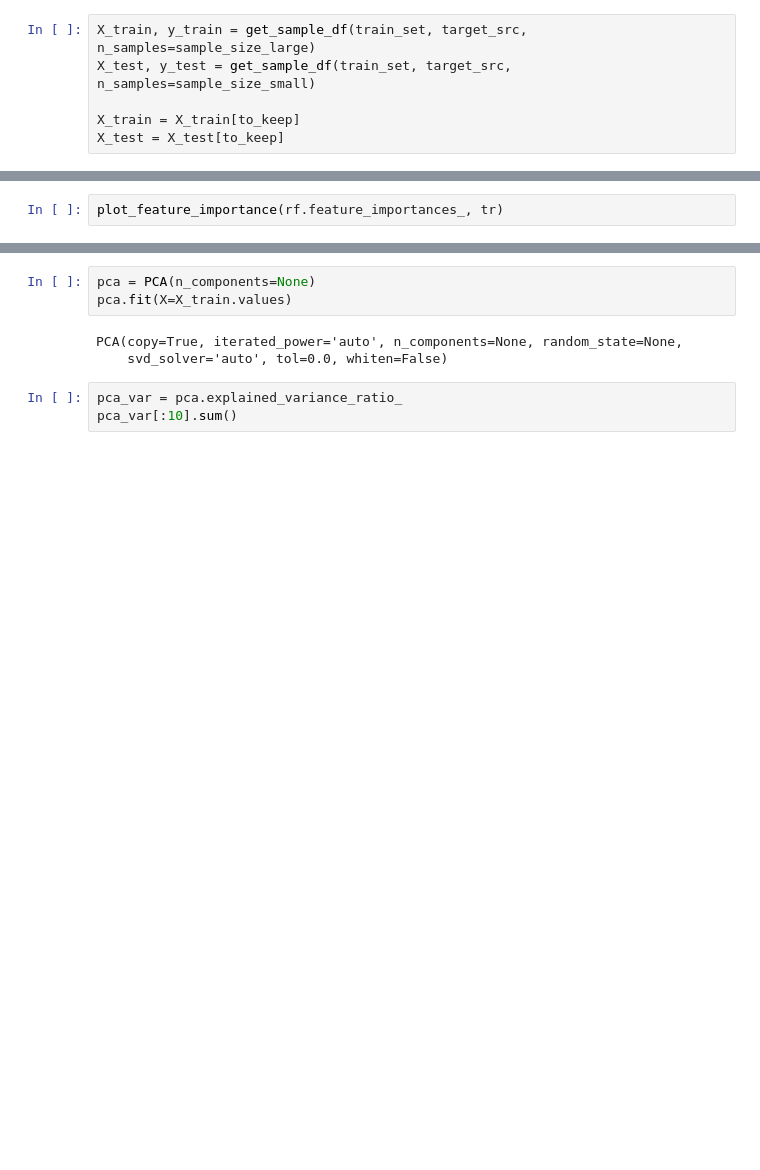
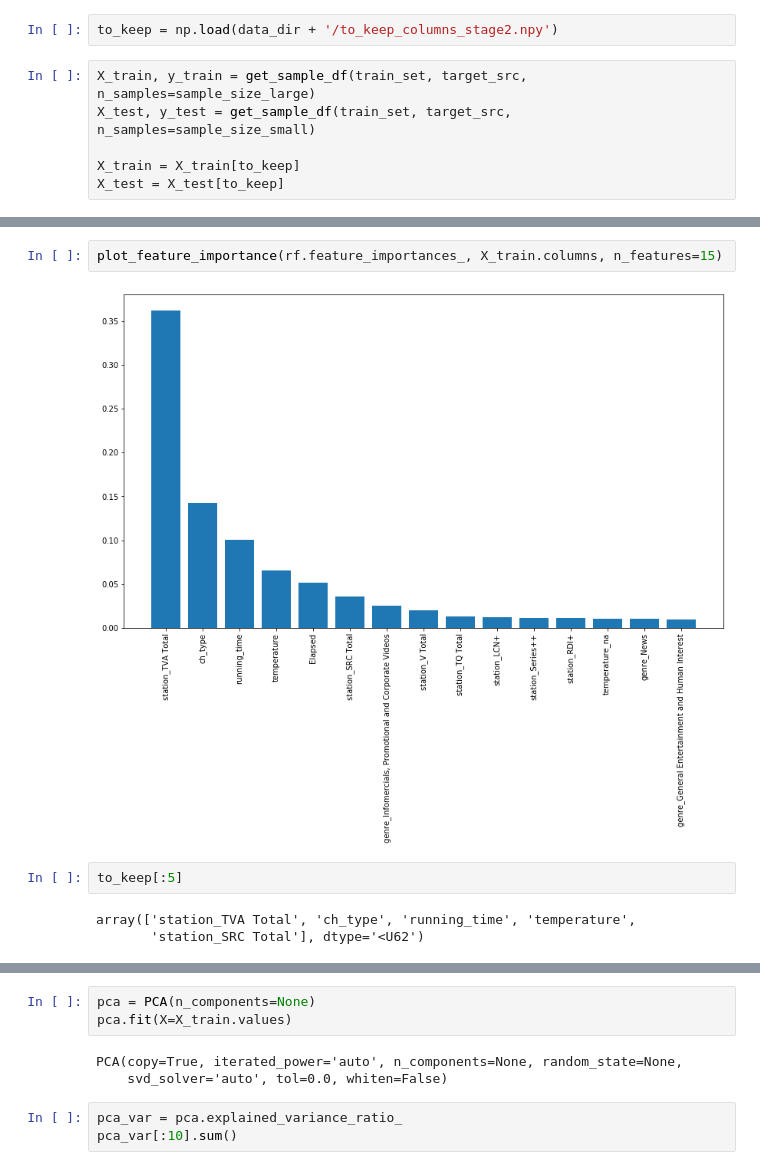
Before and after one commit to Carbonrun/YapAiTek_Challenge, a Jupyter notebook: 2.3_MS_Dim-Reduction.ipynb, the cells around one changed output, grey strips where cells are left out. Saved outputs shown, nothing was run; the diff lists cells and outputs as text; blank space fills up the shorter version.

```diff
--- a/2.3_MS_Dim-Reduction.ipynb
+++ b/2.3_MS_Dim-Reduction.ipynb
@@ -218,3 +265,5 @@ plt.show()
+# %%
+to_keep = np.load(data_dir + '/to_keep_columns_stage2.npy')
 # %%
 X_train, y_train = get_sample_df(train_set, target_src, n_samples=sample_size_large)
 X_test, y_test = get_sample_df(train_set, target_src, n_samples=sample_size_small)
@@ -234,2 +283,9 @@ Wall time: 3min
 # %%
-plot_feature_importance(rf.feature_importances_, tr)
+plot_feature_importance(rf.feature_importances_, X_train.columns, n_features=15)
+# %% [output]
+[figure, added]
+# %%
+to_keep[:5]
+# %% [output]
+array(['station_TVA Total', 'ch_type', 'running_time', 'temperature',
+       'station_SRC Total'], dtype='<U62')
```
Also changed, not shown: parts of 32 cells of this notebook.
